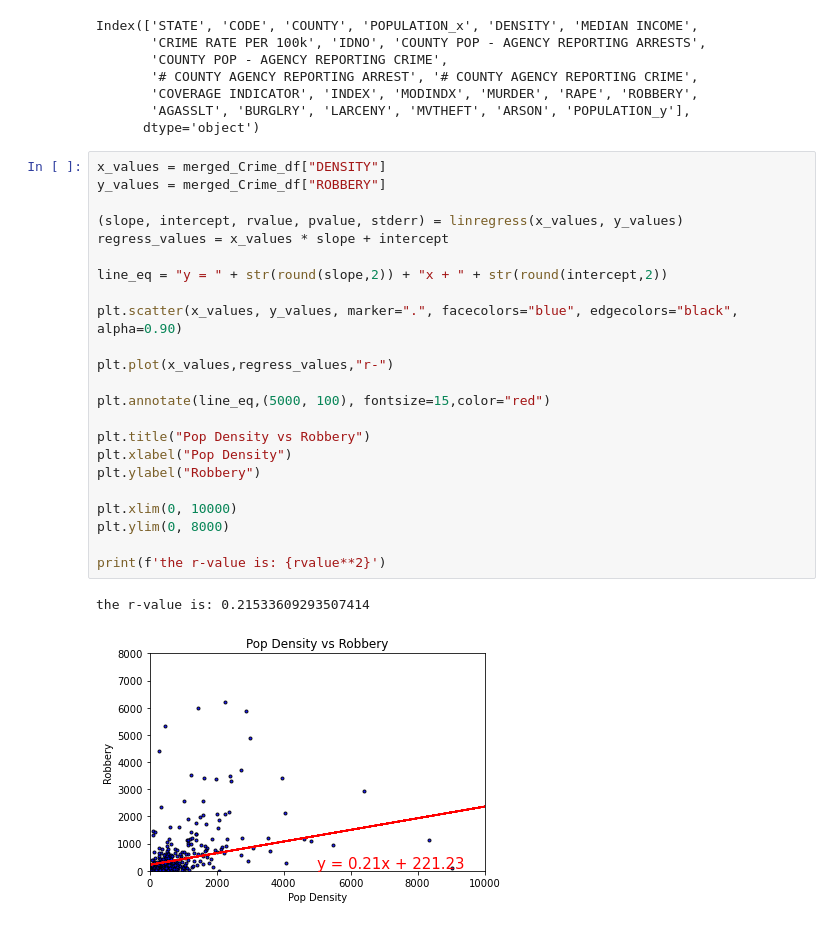
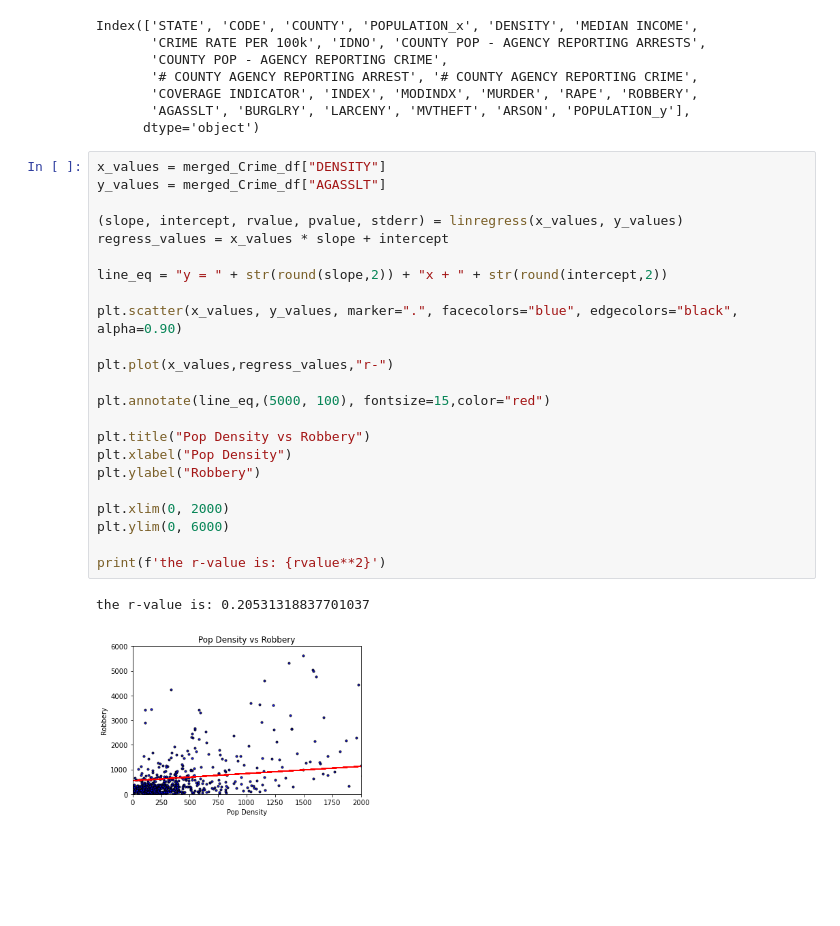
Before and after one commit to melindaeudy/Project_1, a Jupyter notebook: Project_1.ipynb, the cells around one changed output. Cells and saved outputs as stored; diff of their text form; blank space fills up the shorter version.

Commit message:
newly cleaned with charts

```diff
--- a/Project_1.ipynb
+++ b/Project_1.ipynb
@@ -374,27 +387,27 @@ Index(['STATE', 'CODE', 'COUNTY', 'POPULATION_x', 'DENSITY', 'MEDIAN INCOME',
       dtype='object')
 # %%
 x_values = merged_Crime_df["DENSITY"]
-y_values = merged_Crime_df["ROBBERY"]
+y_values = merged_Crime_df["AGASSLT"]
 
 (slope, intercept, rvalue, pvalue, stderr) = linregress(x_values, y_values)
 regress_values = x_values * slope + intercept
 
 line_eq = "y = " + str(round(slope,2)) + "x + " + str(round(intercept,2))
 
 plt.scatter(x_values, y_values, marker=".", facecolors="blue", edgecolors="black", alpha=0.90)
 
 plt.plot(x_values,regress_values,"r-")
 
 plt.annotate(line_eq,(5000, 100), fontsize=15,color="red")
 
 plt.title("Pop Density vs Robbery")
 plt.xlabel("Pop Density")
 plt.ylabel("Robbery")
 
-plt.xlim(0, 10000)
-plt.ylim(0, 8000)
+plt.xlim(0, 2000)
+plt.ylim(0, 6000)
 
 print(f'the r-value is: {rvalue**2}')
 # %% [output]
-the r-value is: 0.21533609293507414
+the r-value is: 0.20531318837701037
-[figure, old version]
+[figure, new version]
```
Also changed, not shown: parts of 2 cells of this notebook.
